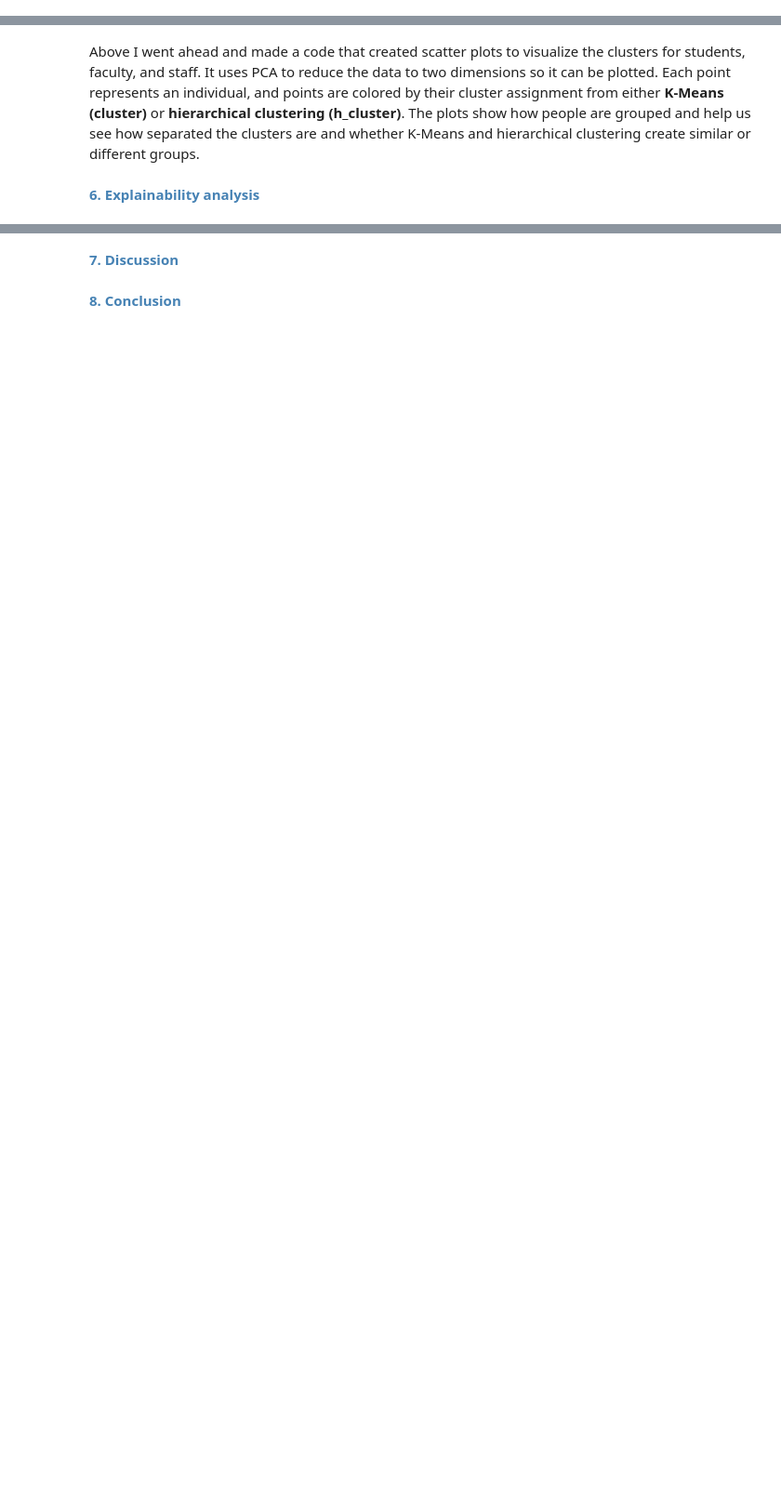
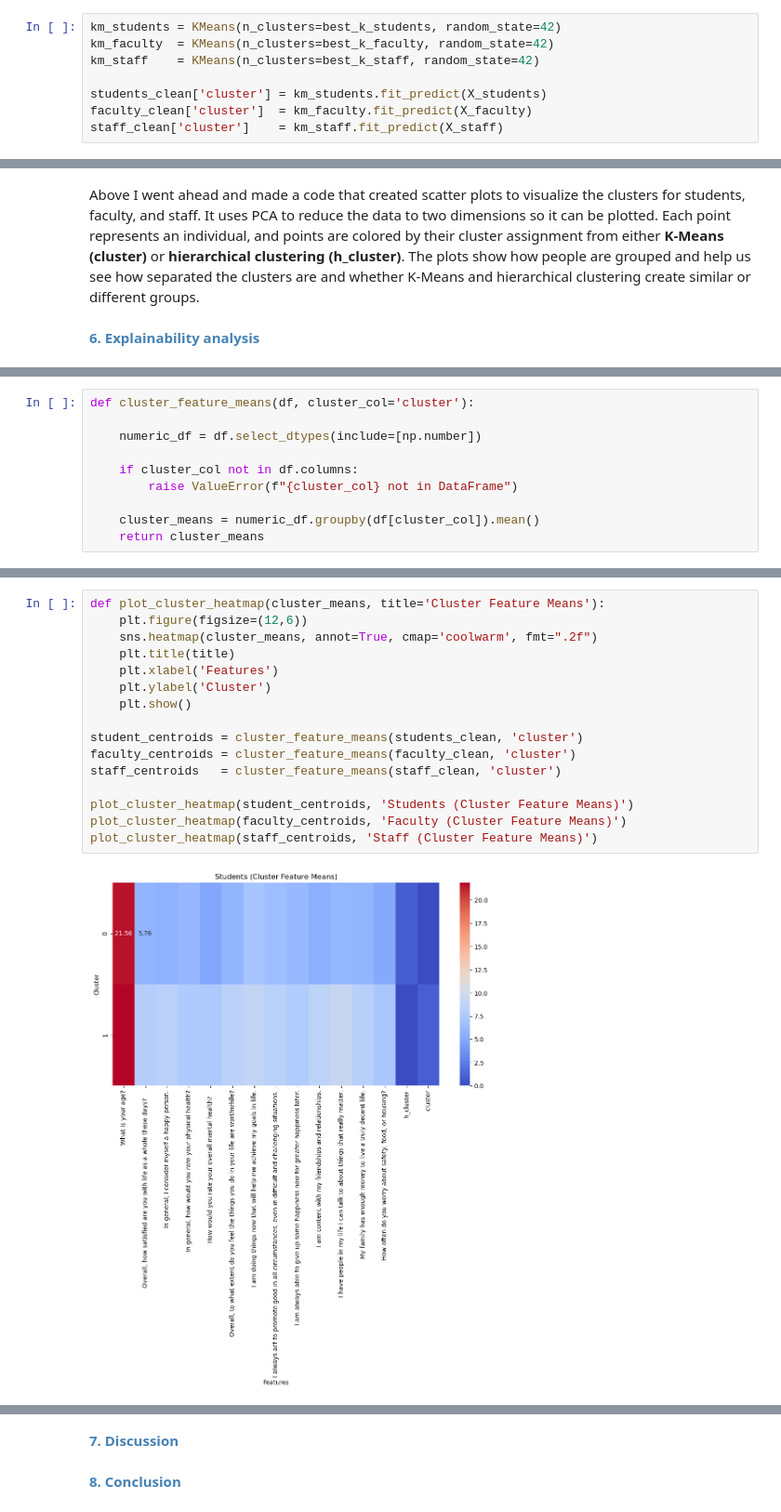
Before and after one commit to sangabrielstephanie/MachineLearningProject-TrinityWellbeing, a Jupyter notebook: Machine Learning Project - Stephanie Sangabriel.ipynb, the cells around one changed output, grey strips where cells are left out. Shown at 93% size. Saved outputs shown, nothing was run; the diff lists cells and outputs as text; blank space fills up the shorter version.

```diff
--- a/Machine Learning Project - Stephanie Sangabriel.ipynb
+++ b/Machine Learning Project - Stephanie Sangabriel.ipynb
@@ -288,4 +273,12 @@ Best k - Students: 2, Faculty: 2, Staff: 2
 [figure]
+# %%
+km_students = KMeans(n_clusters=best_k_students, random_state=42)
+km_faculty  = KMeans(n_clusters=best_k_faculty, random_state=42)
+km_staff    = KMeans(n_clusters=best_k_staff, random_state=42)
+
+students_clean['cluster'] = km_students.fit_predict(X_students)
+faculty_clean['cluster']  = km_faculty.fit_predict(X_faculty)
+staff_clean['cluster']    = km_staff.fit_predict(X_staff)
 # %% [markdown]
 **<p style="text-align:center;">K-Means:</p>**
 # %% [markdown]
@@ -421,0 +388,10 @@ KeyError: 'cluster'
+# %%
+def cluster_feature_means(df, cluster_col='cluster'):
+
+    numeric_df = df.select_dtypes(include=[np.number])
+
+    if cluster_col not in df.columns:
+        raise ValueError(f"{cluster_col} not in DataFrame")
+
+    cluster_means = numeric_df.groupby(df[cluster_col]).mean()
+    return cluster_means
@@ -421,0 +402,18 @@ KeyError: 'cluster'
+# %%
+def plot_cluster_heatmap(cluster_means, title='Cluster Feature Means'):
+    plt.figure(figsize=(12,6))
+    sns.heatmap(cluster_means, annot=True, cmap='coolwarm', fmt=".2f")
+    plt.title(title)
+    plt.xlabel('Features')
+    plt.ylabel('Cluster')
+    plt.show()
+
+student_centroids = cluster_feature_means(students_clean, 'cluster')
+faculty_centroids = cluster_feature_means(faculty_clean, 'cluster')
+staff_centroids   = cluster_feature_means(staff_clean, 'cluster')
+
+plot_cluster_heatmap(student_centroids, 'Students (Cluster Feature Means)')
+plot_cluster_heatmap(faculty_centroids, 'Faculty (Cluster Feature Means)')
+plot_cluster_heatmap(staff_centroids, 'Staff (Cluster Feature Means)')
+# %% [output]
+[figure, added]
```
Also changed, not shown: parts of 7 cells of this notebook.
